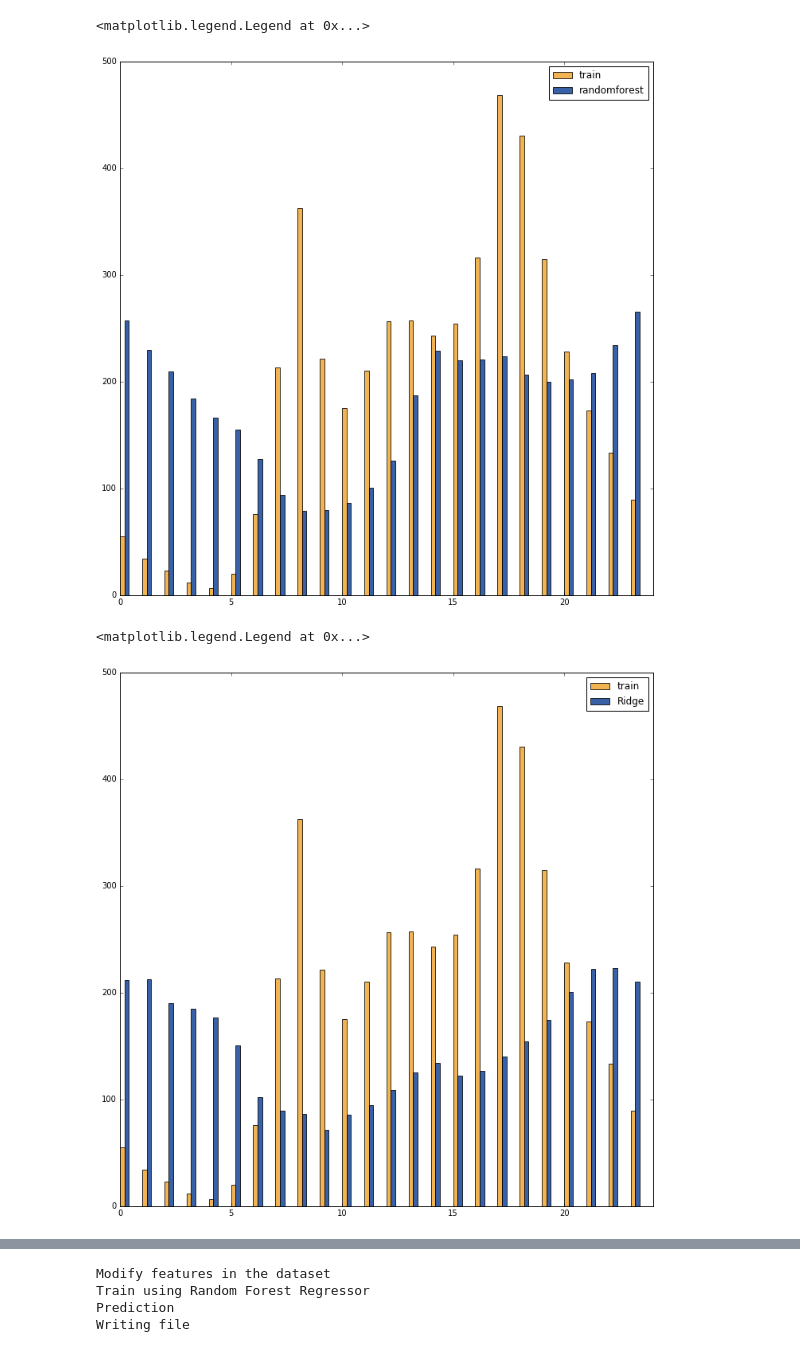
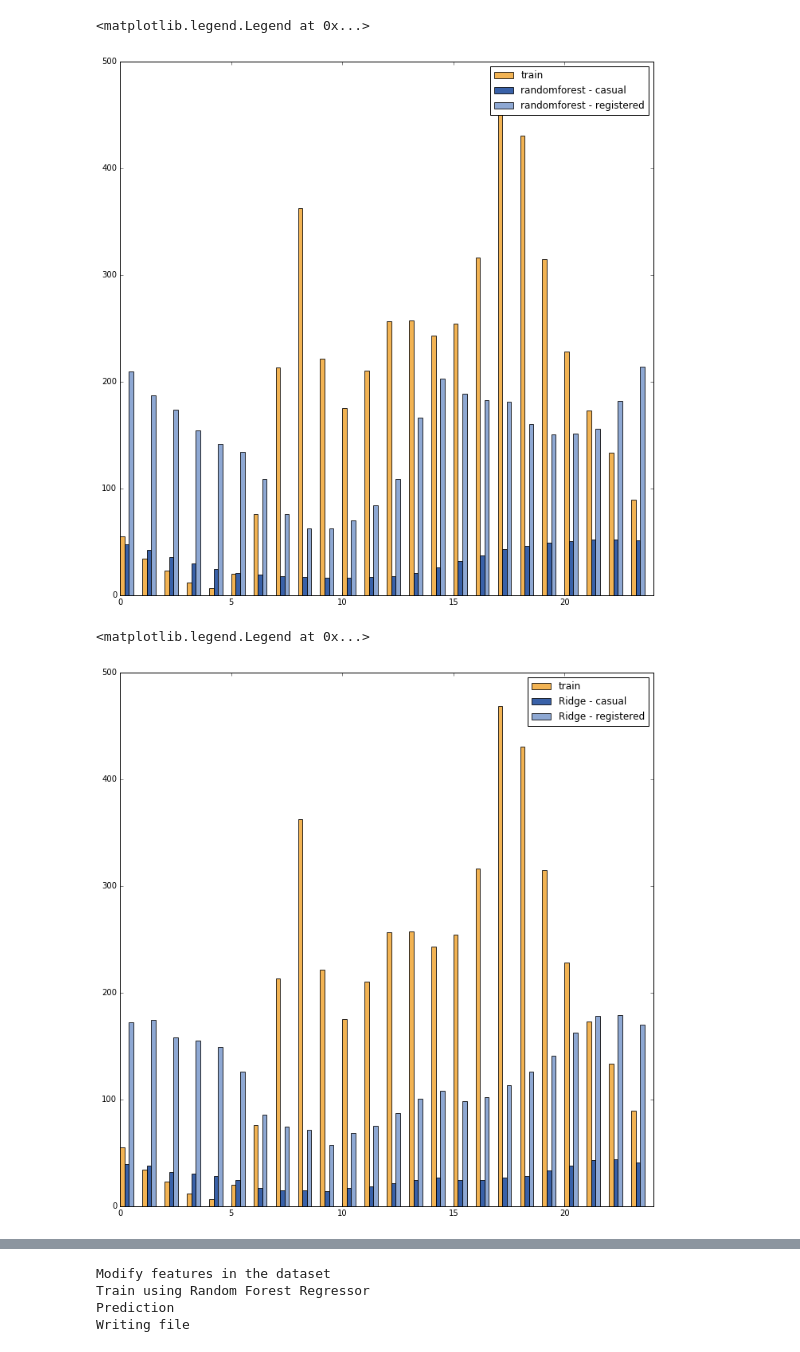
Before and after one commit to MadisonJMyers/W207, a Jupyter notebook: w207_project.ipynb, the cells around one changed output, grey strips where cells are left out. Saved outputs shown, nothing was run; the diff lists cells and outputs as text; code cells hidden in the pictures.

Commit message:
Added correlation matrix and broke out casual/registered in bar charts

```diff
--- a/w207_project.ipynb
+++ b/w207_project.ipynb
@@ -722,9 +722,9 @@ clf = rf.fit(bin_train_data, registered_output_data)
 results_registered = clf.predict(bin_test_data)
 
 clf = rf.fit(bin_train_data, casual_output_data)
-casual_registered = clf.predict(bin_test_data)
+results_casual = clf.predict(bin_test_data)
 
-results = np.add(results_registered, casual_registered)
+results = np.add(results_registered, results_casual)
 test_lab_f = open("rf_bin_temp.csv", "w")
 
 test_lab_f.write(str(test_labels[0,0]) + "," + str(train_labels[0, -1]))
@@ -1296,12 +1344,12 @@ np.random.seed(300)
 rf = RandomForestClassifier()
 
 clf = rf.fit(qrt_train_data, casual_output_data)
-casual_registered = clf.predict(qrt_test_data)
+results_casual = clf.predict(qrt_test_data)
 
 clf = rf.fit(qrt_train_data, registered_output_data)
 results_registered = clf.predict(qrt_test_data)
 
-results = np.add(results_registered, casual_registered)
+results = np.add(results_registered, results_casual)
 test_lab_f = open("rf_qrt.csv", "w")
 
 test_lab_f.write(str(test_labels[0,0]) + "," + str(train_labels[0, -1]))
@@ -1355,10 +1403,15 @@ bars_train = plt.bar(set(hour), summarize(new_output_data), bar_width,
                  color='#efa028',
                  label='train')
 
-bars_rf = plt.bar(width_adjust(1*bar_width), summarize(results), bar_width,
+bars_rf = plt.bar(width_adjust(1*bar_width), summarize(results_casual), bar_width,
                  alpha=opacity,
                  color='#073a93',
-                 label='randomforest')
+                 label='randomforest - casual')
+
+bars_rf = plt.bar(width_adjust(2*bar_width), summarize(results_registered), bar_width,
+                 alpha=opacity,
+                 color='#7292c9',
+                 label='randomforest - registered')
 
 plt.legend()
 # %% [output]
@@ -1373,16 +1427,22 @@ np.random.seed(300)
 rf = svm.SVR()
 
 clf = rf.fit(qrt_train_data, log_output_vars[:,0])
-casual_registered_log = clf.predict(qrt_test_data)
+results_casual_log = clf.predict(qrt_test_data)
 
 clf = rf.fit(qrt_train_data, log_output_vars[:,1])
 results_registered_log = clf.predict(qrt_test_data)
 
+results_casual = np.empty(results_casual_log.shape)
+results_registered = np.empty(results_registered_log.shape)
 
-casual_registered = [expm1(el) for el in casual_registered_log]
-results_registered = [expm1(el) for el in results_registered_log]
+for i in range(results_casual_log.shape[0]):
+    results_casual[i] = expm1(results_casual_log[i])
+    results_registered[i] = expm1(results_registered_log[i])
 
-results = np.add(results_registered, casual_registered)
+#results_casual = [expm1(el) for el in results_casual_log]
+#results_registered = [expm1(el) for el in results_registered_log]
+
+results = np.add(results_registered, results_casual)
 test_lab_f = open("svm_qrt_log.csv", "w")
 
 test_lab_f.write(str(test_labels[0,0]) + "," + str(train_labels[0, -1]))
@@ -1414,36 +1474,41 @@ def summarize(preds):
         for h in range(preds.shape[0]):
             if hour[h] == i:
                 count += preds[h]
                 n += 1
         averages[i] = count/n
     return averages
 
 
 plt.figure(figsize=(12,12))
 plt.xlim(0,24)
 bar_width = 0.2
 opacity = 0.8
 
 def width_adjust(x):
     x_adjust = []
     for i in range(24):
         x_adjust.append(hour[i] + x)
     return x_adjust
 
 bars_train = plt.bar(set(hour), summarize(new_output_data), bar_width,
                  alpha=opacity,
                  color='#efa028',
                  label='train')
 
-bars_rf = plt.bar(width_adjust(1*bar_width), summarize(results), bar_width,
+bars_rf = plt.bar(width_adjust(1*bar_width), summarize(results_casual), bar_width,
                  alpha=opacity,
                  color='#073a93',
-                 label='randomforest')
+                 label='randomforest - casual')
+
+bars_rf = plt.bar(width_adjust(2*bar_width), summarize(results_registered), bar_width,
+                 alpha=opacity,
+                 color='#7292c9',
+                 label='randomforest - registered')
 
 plt.legend()
 # %% [output]
 <matplotlib.legend.Legend at 0x...>
-[figure, old version]
+[figure, new version]
 # %%
 from sklearn import linear_model
 
@@ -1451,16 +1516,25 @@ from sklearn import linear_model
 rdg= linear_model.Ridge (alpha = .5)
 clf = rdg.fit(qrt_train_data,
               log_output_vars[:,0])
-casual_registered_log = rdg.predict(qrt_test_data)
+results_casual_log = rdg.predict(qrt_test_data)
 
 clf = rdg.fit(qrt_train_data, log_output_vars[:,1])
 results_registered_log = rdg.predict(qrt_test_data)
 
 
-casual_registered = [expm1(el) for el in casual_registered_log]
-results_registered = [expm1(el) for el in results_registered_log]
+results_casual = np.empty(results_casual_log.shape)
+results_registered = np.empty(results_registered_log.shape)
 
-results = np.add(results_registered, casual_registered)
+for i in range(results_casual_log.shape[0]):
+    results_casual[i] = expm1(results_casual_log[i])
+    results_registered[i] = expm1(results_registered_log[i])
+
+#results_casual = [expm1(el) for el in results_casual_log]
+#results_registered = [expm1(el) for el in results_registered_log]
+
+
+
+results = np.add(results_registered, results_casual)
 test_lab_f = open("rdg_qrt_log.csv", "w")
 
 test_lab_f.write(str(test_labels[0,0]) + "," + str(train_labels[0, -1]))
@@ -1513,15 +1587,20 @@ bars_train = plt.bar(set(hour), summarize(new_output_data), bar_width,
                  color='#efa028',
                  label='train')
 
-bars_rf = plt.bar(width_adjust(1*bar_width), summarize(results), bar_width,
+bars_rf = plt.bar(width_adjust(1*bar_width), summarize(results_casual), bar_width,
                  alpha=opacity,
                  color='#073a93',
-                 label='Ridge')
+                 label='Ridge - casual')
+
+bars_rf = plt.bar(width_adjust(2*bar_width), summarize(results_registered), bar_width,
+                 alpha=opacity,
+                 color='#7292c9',
+                 label='Ridge - registered')
 
 plt.legend()
 # %% [output]
 <matplotlib.legend.Legend at 0x...>
-[figure, old version]
+[figure, new version]
 # %%
 lasso = linear_model.Lasso(alpha = 0.1)
 
```
Also changed, not shown: parts of 22 cells of this notebook.
